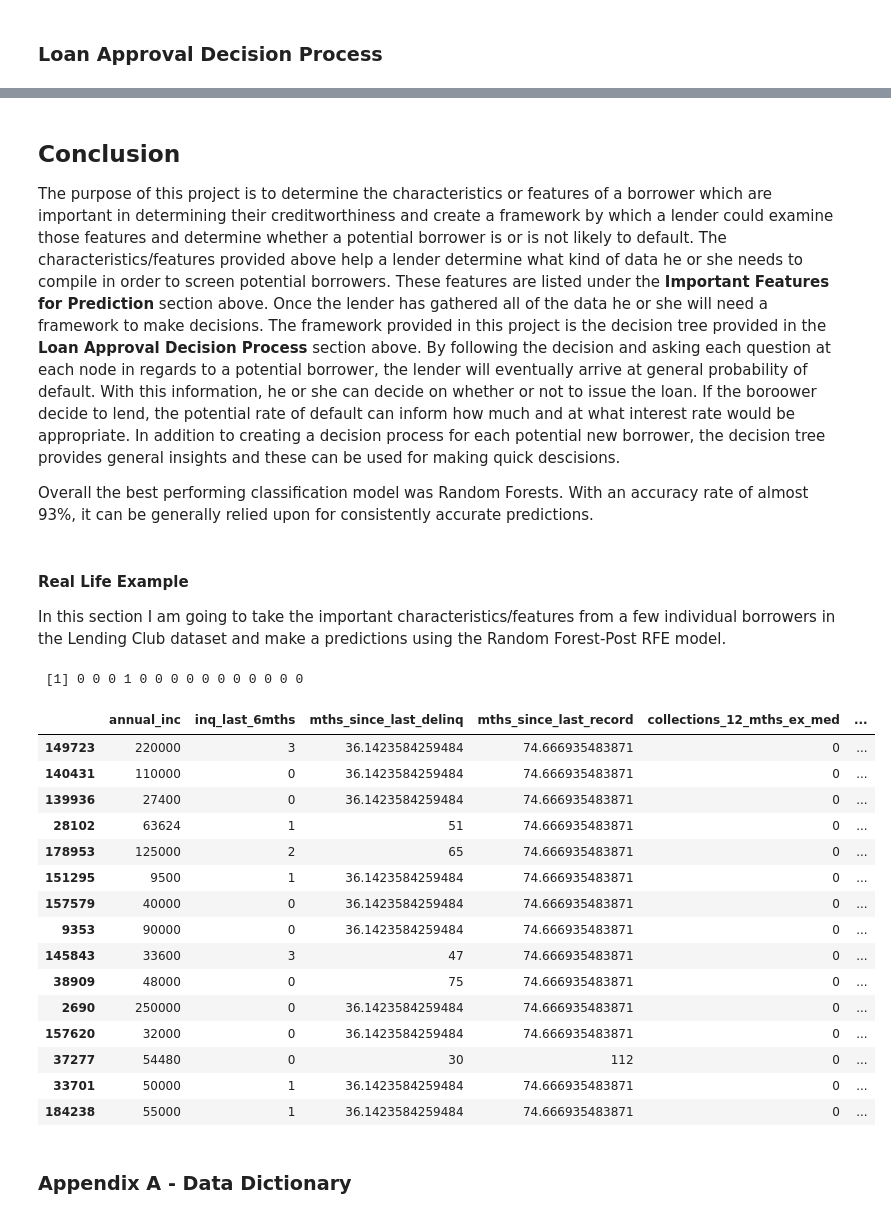
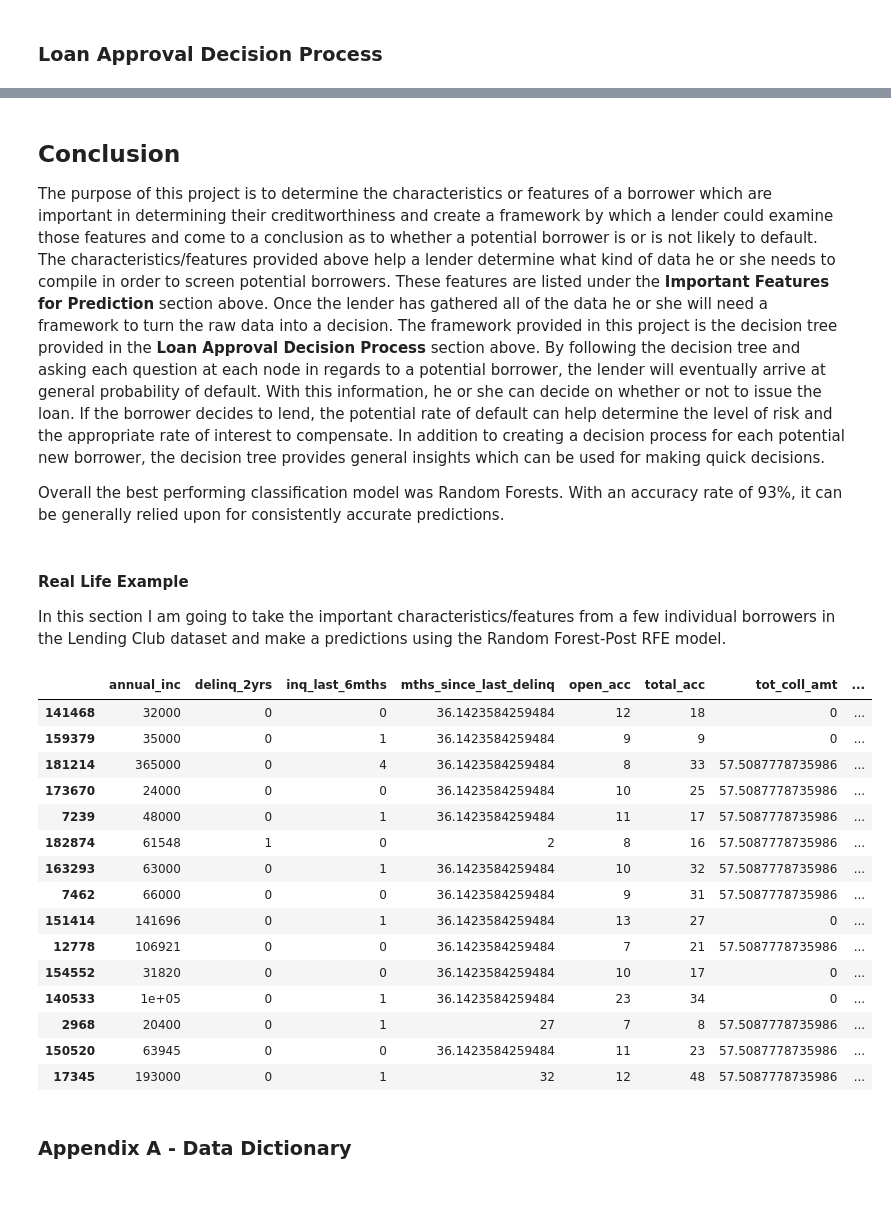
Before and after one commit to ribeiros/portfolio, a Jupyter notebook: Lending_Club_Default_Prediction_Model_Final_Report_CKME136-F2016.ipynb, the cells around one changed output, grey strips where cells are left out. Drawn from its saved outputs; the diff is of its cells as text; code cells hidden in the pictures.

```diff
--- a/Lending_Club_Default_Prediction_Model_Final_Report_CKME136-F2016.ipynb
+++ b/Lending_Club_Default_Prediction_Model_Final_Report_CKME136-F2016.ipynb
@@ -105,8 +105,8 @@ The dataset for this project is the Loan Data dataset from the Lending Club (htt
 # %% [markdown]
 #### Loading Raw Data
 # %%
-lending_club_2012_2013 <- read.csv("lending_club_rfe/LoanStats3b_securev1.csv", header=TRUE)
-lending_club_2007_2011 <- read.csv("lending_club_rfe/LoanStats3a_securev1.csv", header=TRUE)
+lending_club_2012_2013 <- read.csv("lending_club_rfe/LoanStats3b_securev1.csv", header=TRUE, skip=1)
+lending_club_2007_2011 <- read.csv("lending_club_rfe/LoanStats3a_securev1.csv", header=TRUE, skip=1)
 # %% [markdown]
 #### Pruning data set to include only 36 month term loans issued up to February 2013
 The reason for this is because all 36 month loans issued February 2013 or earlier have fully come to term.
@@ -173,7 +178,9 @@ lending_club_final <- lending_club_final[, !(colnames(lending_club_final) %in% c
                                                                                  "recoveries","last_pymnt_amnt",
                                                                                  "total_rec_late_fee","last_pymnt_d",
                                                                                  "last_pymnt_amnt","next_pymnt_d","out_prncp",
-                                                                                 "out_prncp_inv","issue_d"))]
+                                                                                 "out_prncp_inv","issue_d",
+                                                                                 "initial_list_status","funded_amnt",
+                                                                                 "funded_amnt_inv","id","pymnt_plan"))]
 # %% [markdown]
 #### Number of Features in Dataset Before Eliminating 'All NA' Fields
 # %%
@@ -586,9 +594,4 @@ Some data types are not accepted by various machine learning algorithms. Some of
 # %%
-# convert issue_d to POSIX because as factors they have too many levels!
-lending_club_final$issue_d <- as.vector(sapply(lending_club_final$issue_d, function(x) paste0(x,"-01")))
-lending_club_final$issue_d <- as.Date(lending_club_final$issue_d,"%b-%Y-%d")
-lending_club_final$issue_d <- as.numeric(as.POSIXct(lending_club_final$issue_d, format="%Y-b%-%d"))
-
 # convert int_rate to numeric
 lending_club_final$int_rate <- as.character(lending_club_final$int_rate)
 lending_club_final$int_rate <- as.numeric(substr(lending_club_final$int_rate,1,nchar(lending_club_final$int_rate)-1))
@@ -844,7 +823,7 @@ set.seed(77)
 # 10-fold cross-validation
 control <- rfeControl(functions=rfFuncs, method="cv", number=10)
 lending_club.train.rfe <- lending_club.train[sample(nrow(lending_club.train),2000),]
-rfe.train <- rfe(lending_club.train.rfe[,1:79], as.factor(lending_club.train.rfe[,80]), sizes=1:79, rfeControl=control)
+rfe.train <- rfe(lending_club.train.rfe[,1:74], as.factor(lending_club.train.rfe[,75]), sizes=1:74, rfeControl=control)
 
 # how big is the optimal variable subset?
 print(rfe.train$bestSubset)
@@ -1196,38 +1154,37 @@ Prediction  PAID DEFAULT
 # %% [markdown]
 ## Conclusion
 
-The purpose of this project is to determine the characteristics or features of a borrower which are important in determining their creditworthiness and create a framework by which a lender could examine those features and determine whether a potential borrower is or is not likely to default. The characteristics/features provided above help a lender determine what kind of data he or she needs to compile in order to screen potential borrowers. These features are listed under the **Important Features for Prediction** section above. Once the lender has gathered all of the data he or she will need a framework to make decisions. The framework provided in this project is the decision tree provided in the **Loan Approval Decision Process** section above. By following the decision and asking each question at each node in regards to a potential borrower, the lender will eventually arrive at general probability of default. With this information, he or she can decide on whether or not to issue the loan. If the boroower decide to lend, the potential rate of default can inform how much and at what interest rate would be appropriate. In addition to creating a decision process for each potential new borrower, the decision tree provides general insights and these can be used for making quick descisions.
+The purpose of this project is to determine the characteristics or features of a borrower which are important in determining their creditworthiness and create a framework by which a lender could examine those features and come to a conclusion as to whether a potential borrower is or is not likely to default. The characteristics/features provided above help a lender determine what kind of data he or she needs to compile in order to screen potential borrowers. These features are listed under the **Important Features for Prediction** section above. Once the lender has gathered all of the data he or she will need a framework to turn the raw data into a decision. The framework provided in this project is the decision tree provided in the **Loan Approval Decision Process** section above. By following the decision tree and asking each question at each node in regards to a potential borrower, the lender will eventually arrive at general probability of default. With this information, he or she can decide on whether or not to issue the loan. If the borrower decides to lend, the potential rate of default can help determine the level of risk and the appropriate rate of interest to compensate. In addition to creating a decision process for each potential new borrower, the decision tree provides general insights which can be used for making quick decisions.
 
-Overall the best performing classification model was Random Forests.  With an accuracy rate of almost 93%, it can be generally relied upon for consistently accurate predictions.
+Overall the best performing classification model was Random Forests.  With an accuracy rate of 93%, it can be generally relied upon for consistently accurate predictions.
 # %% [markdown]
 #### Real Life Example
 In this section I am going to take the important characteristics/features from a few individual borrowers in the Lending Club dataset and make a predictions using the Random Forest-Post RFE model.
 # %%
-lc_tiny_test <- lending_club.test[sample(nrow(lending_club.test),15),1:80]
+lc_tiny_test <- lending_club.test[sample(nrow(lending_club.test),15),1:75]
 
 lc_tiny_test$default.pred <- predict(rf.fit.opt,lc_tiny_test)
 
 lc_tiny_test <- cbind(lc_tiny_test[,which(colnames(lc_tiny_test) %in% predictors(rfe.train))],
-                      default=lc_tiny_test[,80], default.pred=lc_tiny_test[,81])
+                      default=lc_tiny_test[,75], default.pred=lc_tiny_test[,76])
 lc_tiny_test
 # %% [output]
- [1] 0 0 0 1 0 0 0 0 0 0 0 0 0 0 0
-|  | annual_inc | inq_last_6mths | mths_since_last_delinq | mths_since_last_record | collections_12_mths_ex_med | ... |
-| 149723 | 220000 | 3 | 36.1423584259484 | 74.666935483871 | 0 | ... |
-| 140431 | 110000 | 0 | 36.1423584259484 | 74.666935483871 | 0 | ... |
-| 139936 | 27400 | 0 | 36.1423584259484 | 74.666935483871 | 0 | ... |
-| 28102 | 63624 | 1 | 51 | 74.666935483871 | 0 | ... |
-| 178953 | 125000 | 2 | 65 | 74.666935483871 | 0 | ... |
-| 151295 | 9500 | 1 | 36.1423584259484 | 74.666935483871 | 0 | ... |
-| 157579 | 40000 | 0 | 36.1423584259484 | 74.666935483871 | 0 | ... |
-| 9353 | 90000 | 0 | 36.1423584259484 | 74.666935483871 | 0 | ... |
-| 145843 | 33600 | 3 | 47 | 74.666935483871 | 0 | ... |
-| 38909 | 48000 | 0 | 75 | 74.666935483871 | 0 | ... |
-| 2690 | 250000 | 0 | 36.1423584259484 | 74.666935483871 | 0 | ... |
-| 157620 | 32000 | 0 | 36.1423584259484 | 74.666935483871 | 0 | ... |
-| 37277 | 54480 | 0 | 30 | 112 | 0 | ... |
-| 33701 | 50000 | 1 | 36.1423584259484 | 74.666935483871 | 0 | ... |
-| 184238 | 55000 | 1 | 36.1423584259484 | 74.666935483871 | 0 | ... |
+|  | annual_inc | delinq_2yrs | inq_last_6mths | mths_since_last_delinq | open_acc | total_acc | tot_coll_amt | ... |
+| 141468 | 32000 | 0 | 0 | 36.1423584259484 | 12 | 18 | 0 | ... |
+| 159379 | 35000 | 0 | 1 | 36.1423584259484 | 9 | 9 | 0 | ... |
+| 181214 | 365000 | 0 | 4 | 36.1423584259484 | 8 | 33 | 57.5087778735986 | ... |
+| 173670 | 24000 | 0 | 0 | 36.1423584259484 | 10 | 25 | 57.5087778735986 | ... |
+| 7239 | 48000 | 0 | 1 | 36.1423584259484 | 11 | 17 | 57.5087778735986 | ... |
+| 182874 | 61548 | 1 | 0 | 2 | 8 | 16 | 57.5087778735986 | ... |
+| 163293 | 63000 | 0 | 1 | 36.1423584259484 | 10 | 32 | 57.5087778735986 | ... |
+| 7462 | 66000 | 0 | 0 | 36.1423584259484 | 9 | 31 | 57.5087778735986 | ... |
+| 151414 | 141696 | 0 | 1 | 36.1423584259484 | 13 | 27 | 0 | ... |
+| 12778 | 106921 | 0 | 0 | 36.1423584259484 | 7 | 21 | 57.5087778735986 | ... |
+| 154552 | 31820 | 0 | 0 | 36.1423584259484 | 10 | 17 | 0 | ... |
+| 140533 | 1e+05 | 0 | 1 | 36.1423584259484 | 23 | 34 | 0 | ... |
+| 2968 | 20400 | 0 | 1 | 27 | 7 | 8 | 57.5087778735986 | ... |
+| 150520 | 63945 | 0 | 0 | 36.1423584259484 | 11 | 23 | 57.5087778735986 | ... |
+| 17345 | 193000 | 0 | 1 | 32 | 12 | 48 | 57.5087778735986 | ... |
 # %% [markdown]
 ### Appendix A - Data Dictionary
 # %%
```
Also changed, not shown: parts of 58 cells of this notebook.
